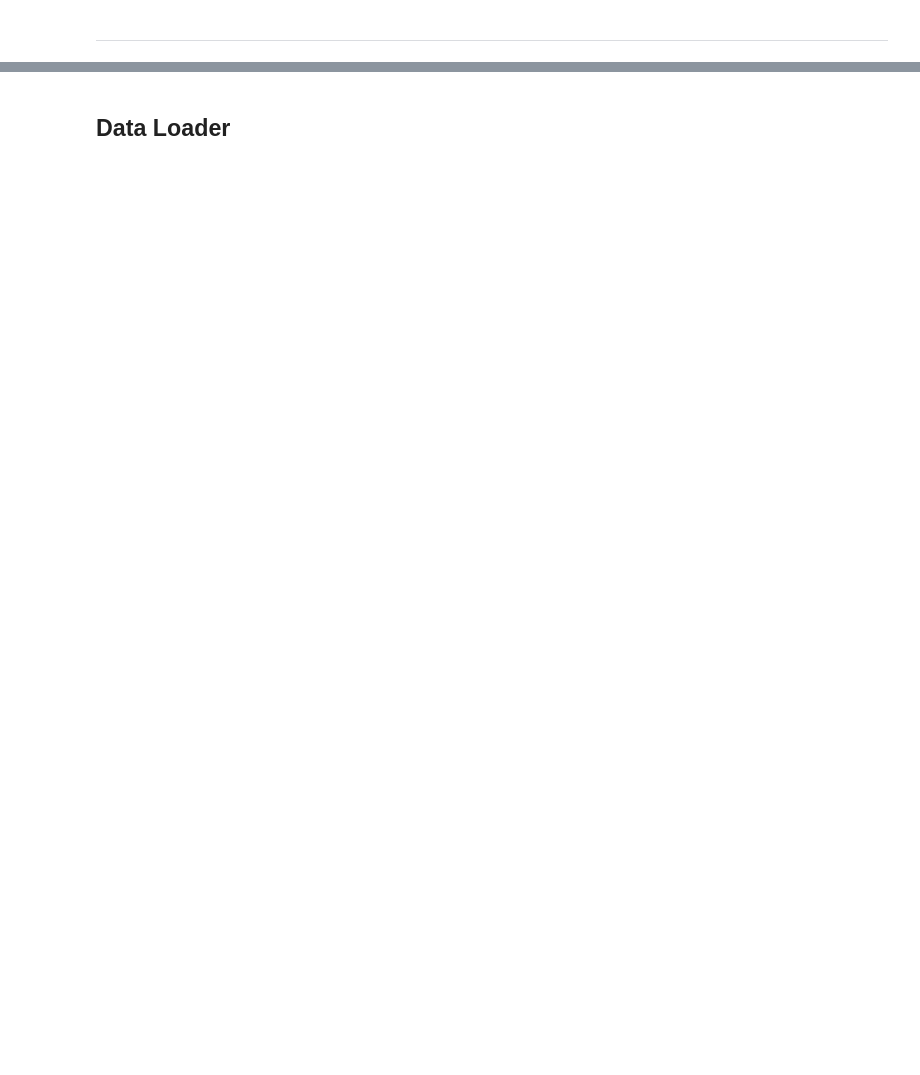
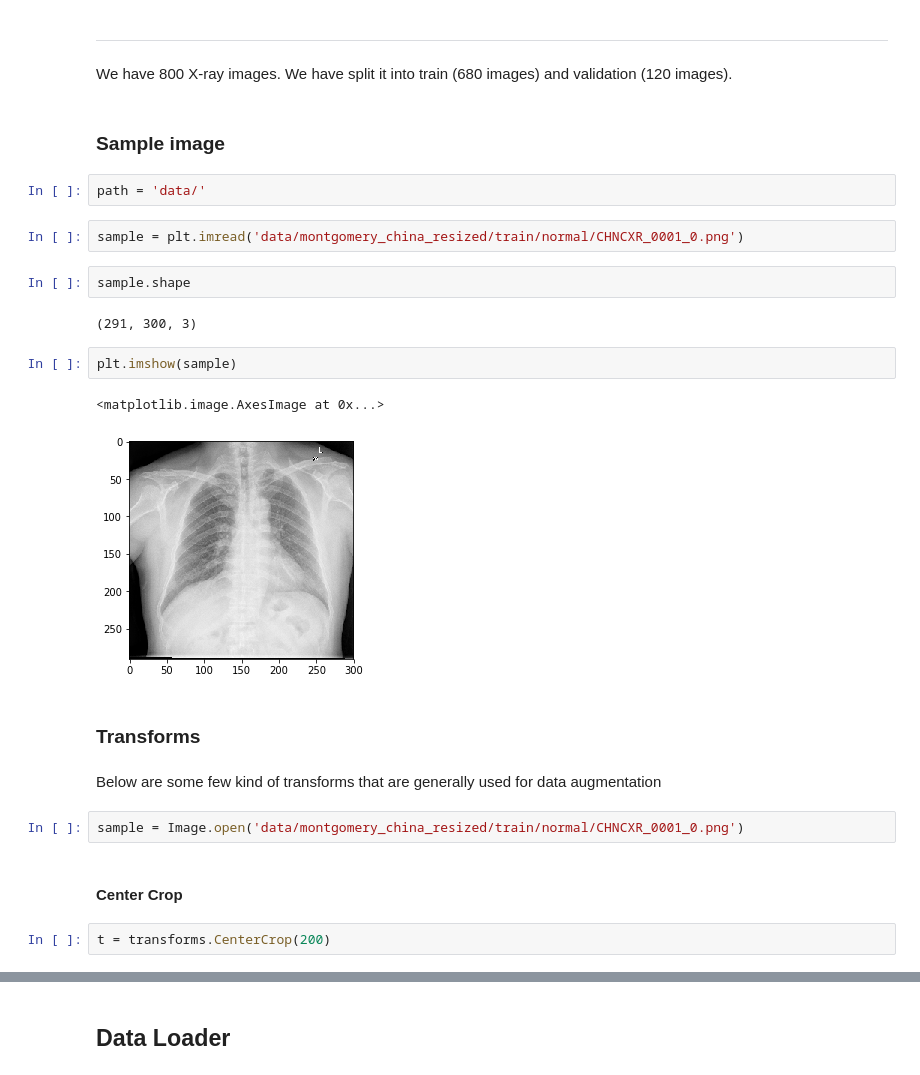
Before and after one commit to shik3519/DL-Xray, a Jupyter notebook: x_ray_convnet_basic.ipynb, the cells around one changed output, grey strips where cells are left out. Drawn from its saved outputs; the diff is of its cells as text; blank space fills up the shorter version.

```diff
--- a/x_ray_convnet_basic.ipynb
+++ b/x_ray_convnet_basic.ipynb
@@ -39,2 +44,29 @@ sz = (300,300) #specify the final size
 # %% [markdown]
 ---
+# %% [markdown]
+We have 800 X-ray images. We have split it into train (680 images) and validation (120 images).
+# %% [markdown]
+### Sample image
+# %%
+path = 'data/'
+# %%
+sample = plt.imread('data/montgomery_china_resized/train/normal/CHNCXR_0001_0.png')
+# %%
+sample.shape
+# %% [output]
+(291, 300, 3)
+# %%
+plt.imshow(sample)
+# %% [output]
+<matplotlib.image.AxesImage at 0x...>
+[figure, added]
+# %% [markdown]
+### Transforms
+# %% [markdown]
+Below are some few kind of transforms that are generally used for data augmentation
+# %%
+sample = Image.open('data/montgomery_china_resized/train/normal/CHNCXR_0001_0.png')
+# %% [markdown]
+#### Center Crop
+# %%
+t = transforms.CenterCrop(200)
```
Also changed, not shown: parts of 49 cells of this notebook.
